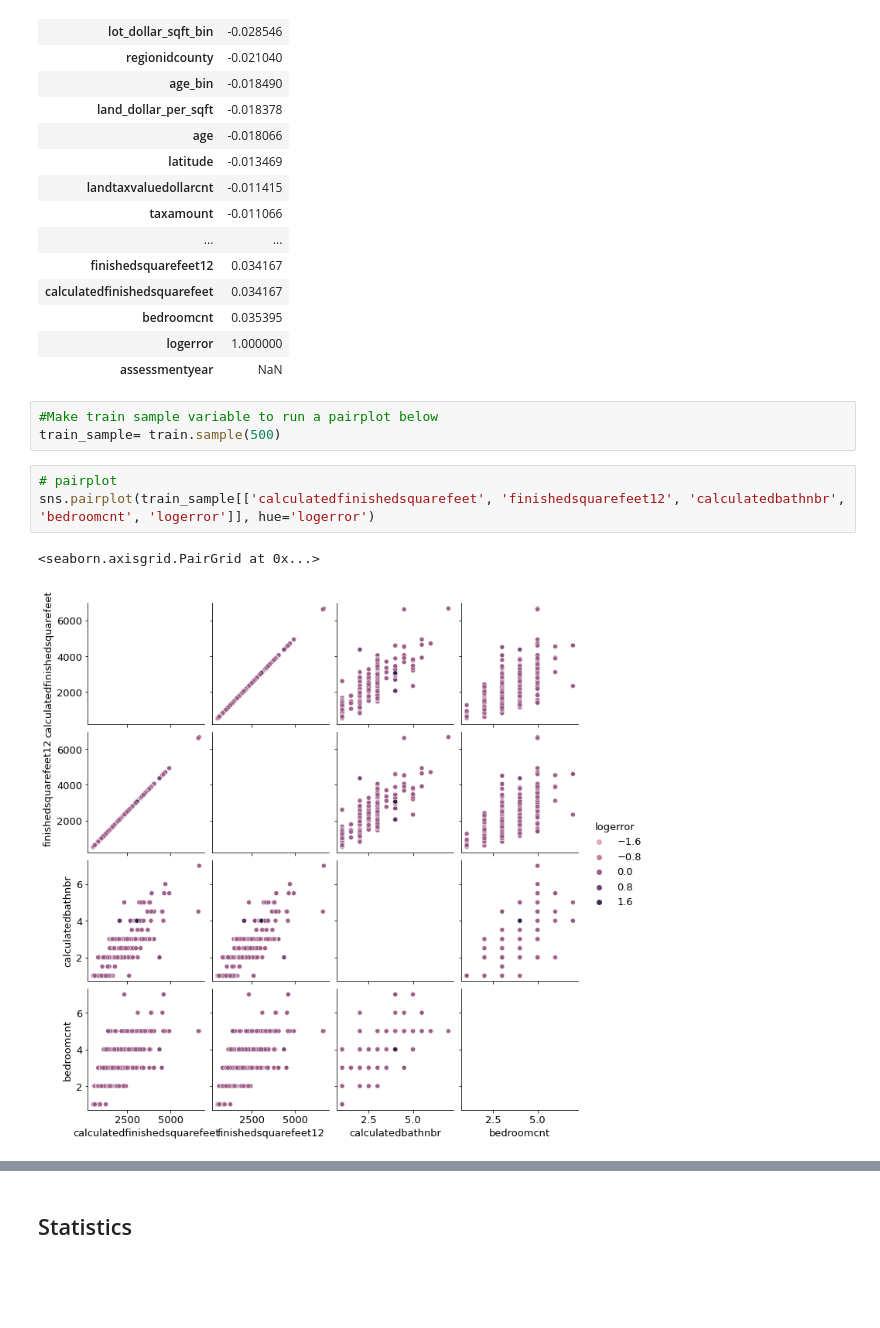
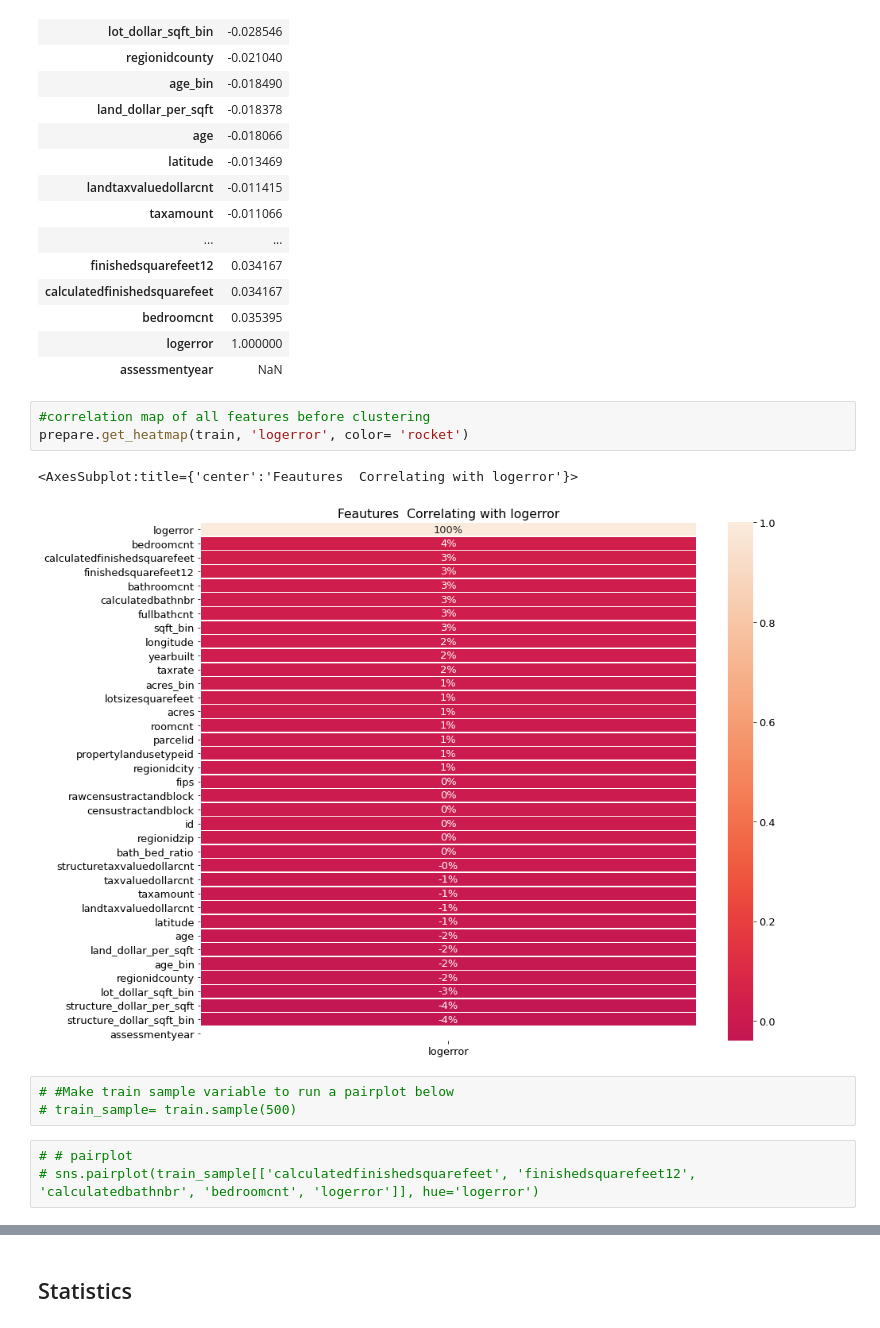
Before and after one commit to LinhQuach13/zillow_clustering_project, a Jupyter notebook: zillow_workbook.ipynb, the cells around one changed output, grey strips where cells are left out. Saved outputs shown, nothing was run; the diff lists cells and outputs as text; blank space fills up the shorter version.

```diff
--- a/zillow_workbook.ipynb
+++ b/zillow_workbook.ipynb
@@ -417,13 +410,16 @@ train.corr()[['logerror']].sort_values(by='logerror')
 | bedroomcnt | 0.035395 |
 | logerror | 1.000000 |
 | assessmentyear | NaN |
+# %%
+#correlation map of all features before clustering
+prepare.get_heatmap(train, 'logerror', color= 'rocket')
+# %% [output]
+<AxesSubplot:title={'center':'Feautures  Correlating with logerror'}>
+[figure, added]
 # %%
-#Make train sample variable to run a pairplot below
-train_sample= train.sample(500)
+# #Make train sample variable to run a pairplot below
+# train_sample= train.sample(500)
 # %%
-# pairplot
-sns.pairplot(train_sample[['calculatedfinishedsquarefeet', 'finishedsquarefeet12', 'calculatedbathnbr', 'bedroomcnt', 'logerror']], hue='logerror')
+# # pairplot
+# sns.pairplot(train_sample[['calculatedfinishedsquarefeet', 'finishedsquarefeet12', 'calculatedbathnbr', 'bedroomcnt', 'logerror']], hue='logerror')
-# %% [output]
-<seaborn.axisgrid.PairGrid at 0x...>
-[figure, removed]
 # %%
```
Also changed, not shown: parts of 43 cells of this notebook.
